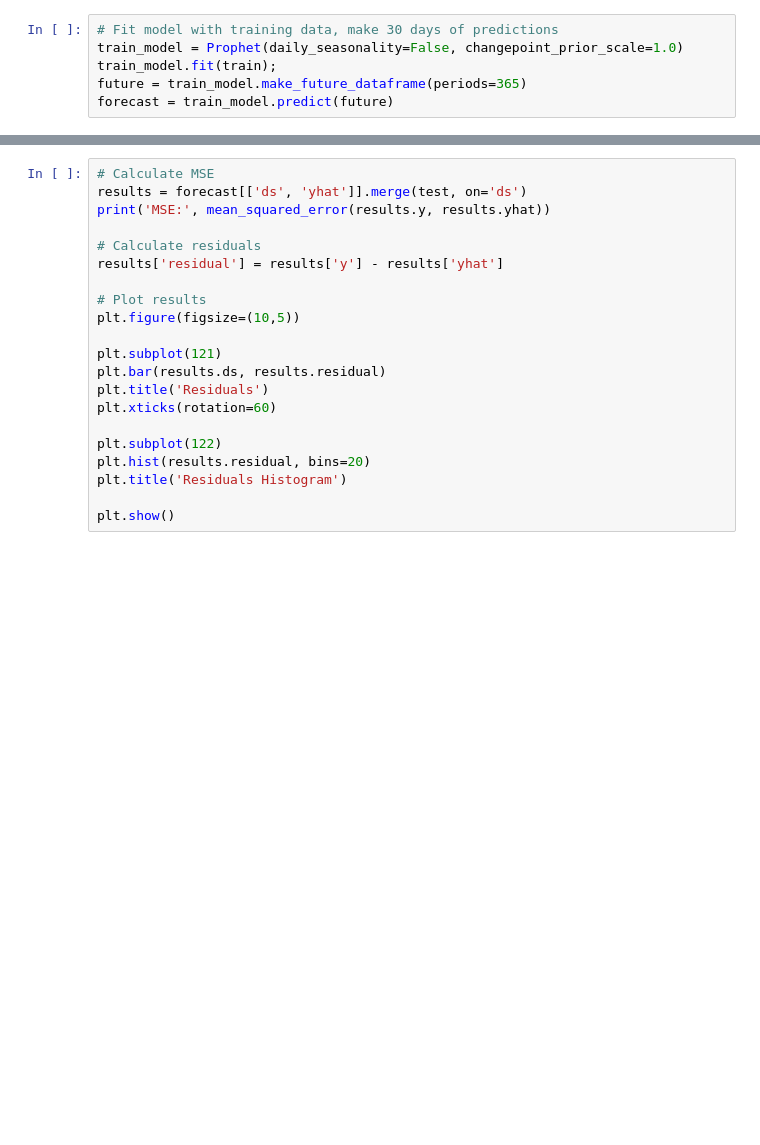
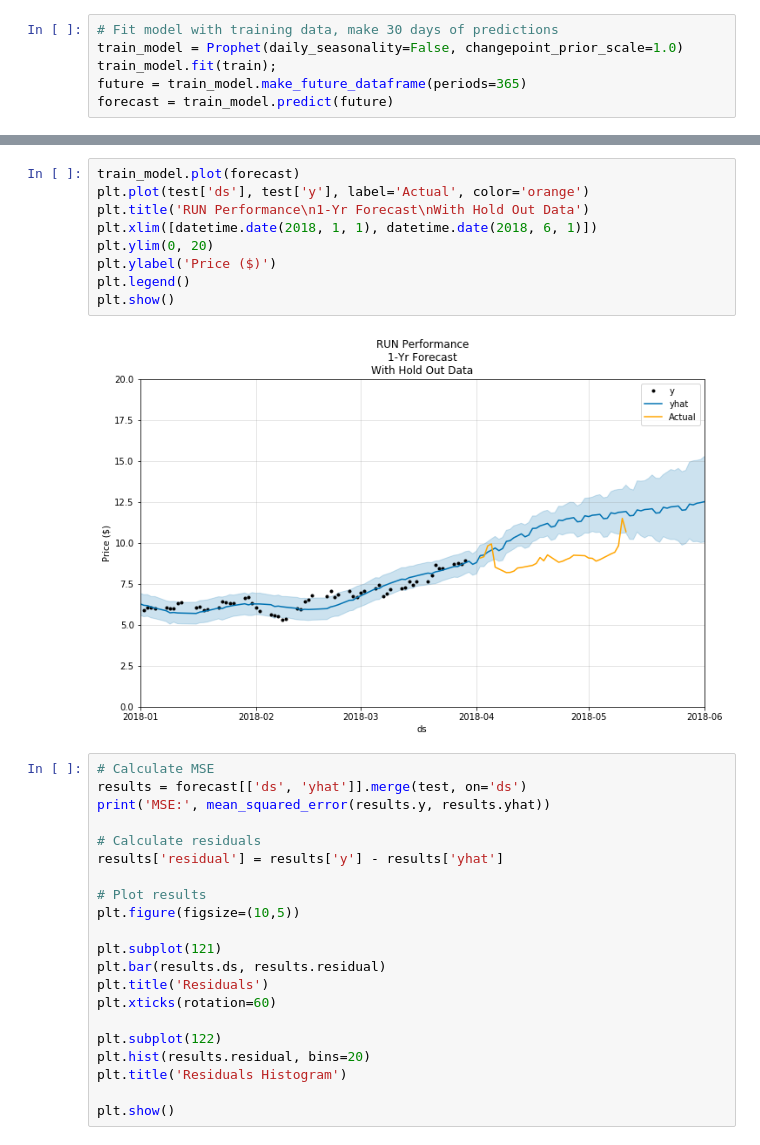
Before and after one commit to missytracy/Thinkful-Unit-7, a Jupyter notebook: Solar Stock Prediction.ipynb, the cells around one changed output, grey strips where cells are left out. Drawn from its saved outputs; the diff is of its cells as text; blank space fills up the shorter version.

```diff
--- a/Solar Stock Prediction.ipynb
+++ b/Solar Stock Prediction.ipynb
@@ -813,3 +983,14 @@ plt.show()
+# %%
+train_model.plot(forecast)
+plt.plot(test['ds'], test['y'], label='Actual', color='orange')
+plt.title('RUN Performance\n1-Yr Forecast\nWith Hold Out Data')
+plt.xlim([datetime.date(2018, 1, 1), datetime.date(2018, 6, 1)])
+plt.ylim(0, 20)
+plt.ylabel('Price ($)')
+plt.legend()
+plt.show()
+# %% [output]
+[figure, added]
 # %%
 # Calculate MSE
 results = forecast[['ds', 'yhat']].merge(test, on='ds')
```
Also changed, not shown: parts of 87 cells of this notebook.
